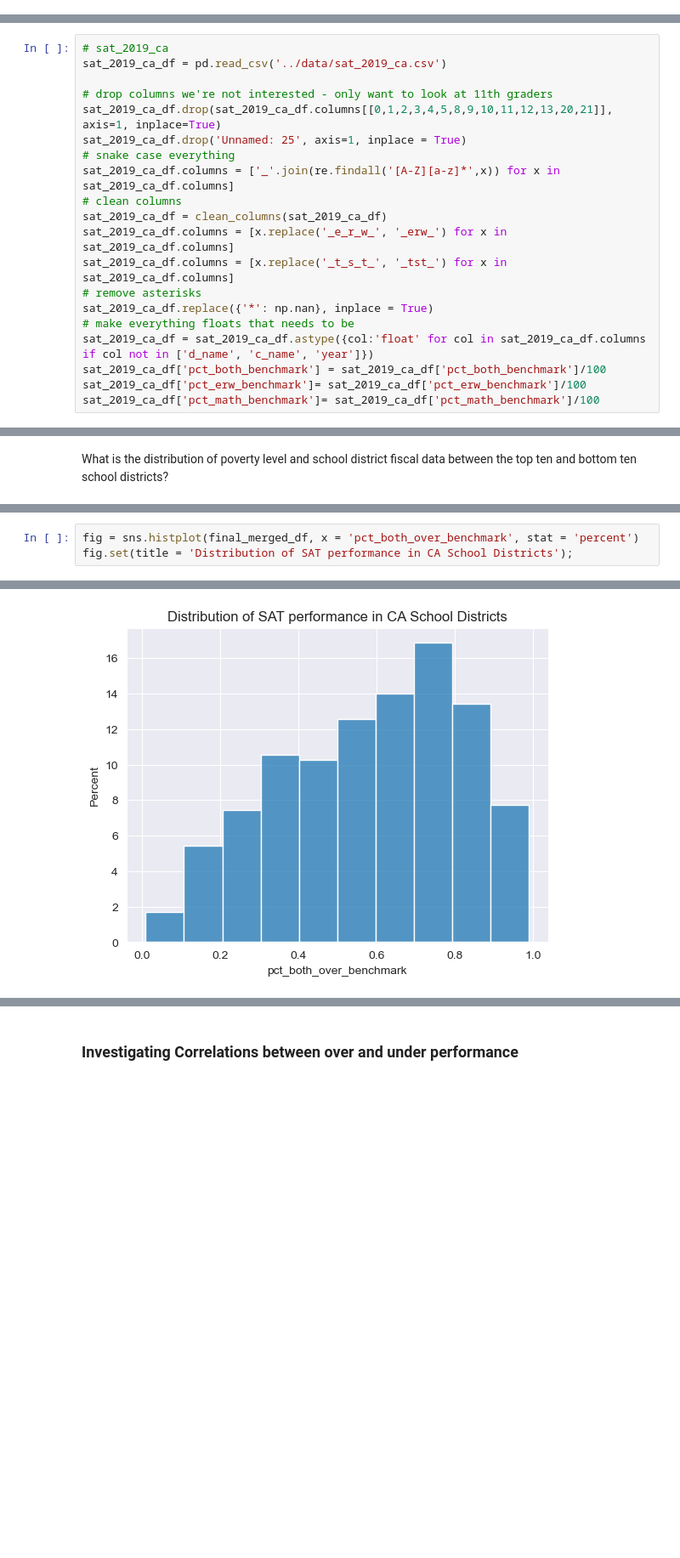
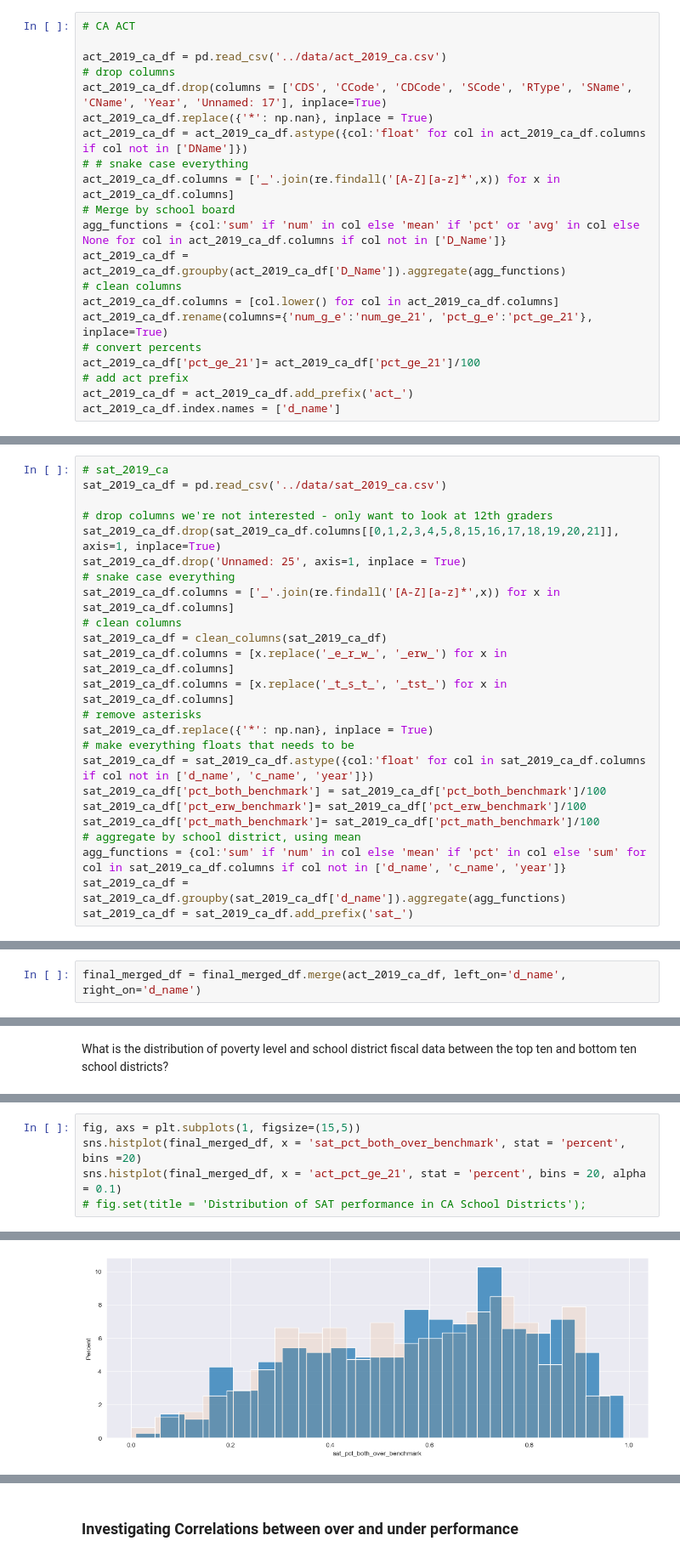
Before and after one commit to AlexSpradling/california_sat_analysis, a Jupyter notebook: code/starter-code Alex.ipynb, the cells around one changed output, grey strips where cells are left out. Shown at 85% size. Drawn from its saved outputs; the diff is of its cells as text; blank space fills up the shorter version.

Commit message:
Added ACT data, tweaked visualizations.

```diff
--- a/code/starter-code Alex.ipynb
+++ b/code/starter-code Alex.ipynb
@@ -185,0 +177,21 @@ SAT 2017-2019
+# %%
+# CA ACT
+
+act_2019_ca_df = pd.read_csv('../data/act_2019_ca.csv')
+# drop columns
+act_2019_ca_df.drop(columns = ['CDS', 'CCode', 'CDCode', 'SCode', 'RType', 'SName', 'CName', 'Year', 'Unnamed: 17'], inplace=True)
+act_2019_ca_df.replace({'*': np.nan}, inplace = True)
+act_2019_ca_df = act_2019_ca_df.astype({col:'float' for col in act_2019_ca_df.columns if col not in ['DName']})
+# # snake case everything
+act_2019_ca_df.columns = ['_'.join(re.findall('[A-Z][a-z]*',x)) for x in act_2019_ca_df.columns]
+# Merge by school board
+agg_functions = {col:'sum' if 'num' in col else 'mean' if 'pct' or 'avg' in col else None for col in act_2019_ca_df.columns if col not in ['D_Name']}
+act_2019_ca_df = act_2019_ca_df.groupby(act_2019_ca_df['D_Name']).aggregate(agg_functions)
+# clean columns
+act_2019_ca_df.columns = [col.lower() for col in act_2019_ca_df.columns]
+act_2019_ca_df.rename(columns={'num_g_e':'num_ge_21', 'pct_g_e':'pct_ge_21'}, inplace=True)
+# convert percents
+act_2019_ca_df['pct_ge_21']= act_2019_ca_df['pct_ge_21']/100
+# add act prefix
+act_2019_ca_df = act_2019_ca_df.add_prefix('act_')
+act_2019_ca_df.index.names = ['d_name']
@@ -189,8 +218,8 @@ SAT 2017-2019
 # sat_2019_ca
 sat_2019_ca_df = pd.read_csv('../data/sat_2019_ca.csv')
 
-# drop columns we're not interested - only want to look at 11th graders
-sat_2019_ca_df.drop(sat_2019_ca_df.columns[[0,1,2,3,4,5,8,9,10,11,12,13,20,21]], axis=1, inplace=True)
+# drop columns we're not interested - only want to look at 12th graders
+sat_2019_ca_df.drop(sat_2019_ca_df.columns[[0,1,2,3,4,5,8,15,16,17,18,19,20,21]], axis=1, inplace=True)
 sat_2019_ca_df.drop('Unnamed: 25', axis=1, inplace = True)
 # snake case everything
 sat_2019_ca_df.columns = ['_'.join(re.findall('[A-Z][a-z]*',x)) for x in sat_2019_ca_df.columns]
@@ -205,6 +234,10 @@ sat_2019_ca_df = sat_2019_ca_df.astype({col:'float' for col in sat_2019_ca_df.co
 sat_2019_ca_df['pct_both_benchmark'] = sat_2019_ca_df['pct_both_benchmark']/100
 sat_2019_ca_df['pct_erw_benchmark']= sat_2019_ca_df['pct_erw_benchmark']/100
 sat_2019_ca_df['pct_math_benchmark']= sat_2019_ca_df['pct_math_benchmark']/100
+# aggregate by school district, using mean
+agg_functions = {col:'sum' if 'num' in col else 'mean' if 'pct' in col else 'sum' for col in sat_2019_ca_df.columns if col not in ['d_name', 'c_name', 'year']}
+sat_2019_ca_df = sat_2019_ca_df.groupby(sat_2019_ca_df['d_name']).aggregate(agg_functions)
+sat_2019_ca_df = sat_2019_ca_df.add_prefix('sat_')
 # %%
 sat_2019_ca_df
 # %% [output]
@@ -336,3 +366,5 @@ final_merged_df = pd.merge(merged_ca_sat_rev, ca_districts_students_teachers, le
 # rename columns
 final_merged_df.columns = [x.replace('_benchmark', '_over_benchmark') for x in final_merged_df.columns]
 final_merged_df.rename({'gender_code':'avg_tchr_sex', 'age':'avg_tchr_age','education_level':'avg_tchr_edu_lvl', 'years_teaching':'avg_tchr_yrs_tching', 'years_in_district':'avg_tchr_yrs_in_dstrct', 'edp_365':'annual_expense_of_ed'}, axis = 1, inplace = True)
+# %%
+final_merged_df = final_merged_df.merge(act_2019_ca_df, left_on='d_name', right_on='d_name')
@@ -615,4 +635,6 @@ The dataset consisted of $403$ California school districts spanning the entire s
 # %%
-fig = sns.histplot(final_merged_df, x = 'pct_both_over_benchmark', stat = 'percent')
-fig.set(title = 'Distribution of SAT performance in CA School Districts');
+fig, axs = plt.subplots(1, figsize=(15,5))
+sns.histplot(final_merged_df, x = 'sat_pct_both_over_benchmark', stat = 'percent', bins =20)
+sns.histplot(final_merged_df, x = 'act_pct_ge_21', stat = 'percent', bins = 20, alpha = 0.1)
+# fig.set(title = 'Distribution of SAT performance in CA School Districts');
 # %% [output]
@@ -619 +642 @@ fig.set(title = 'Distribution of SAT performance in CA School Districts');
-[figure, old version]
+[figure, new version]
```
Also changed, not shown: parts of 32 cells of this notebook.
